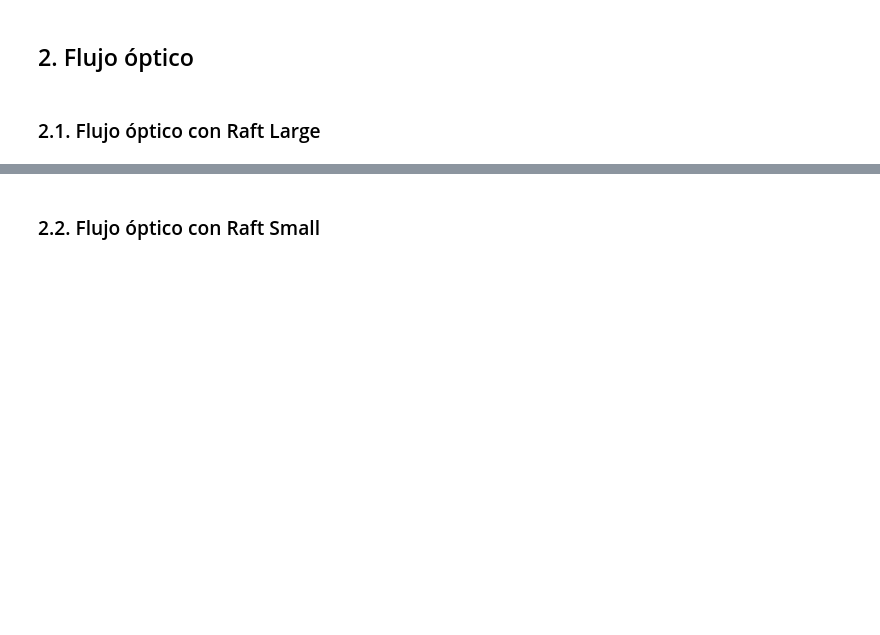
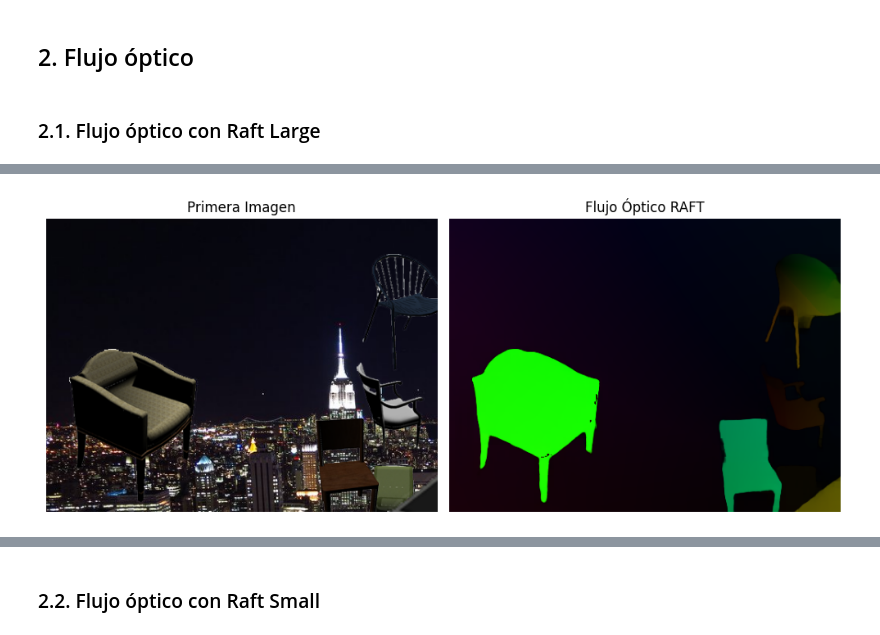
Before and after one commit to MediaMind-ULPGC/P07, a Jupyter notebook: deeplearning/raft_v6.ipynb, the cells around one changed output, grey strips where cells are left out. Saved outputs shown, nothing was run; the diff lists cells and outputs as text; code cells hidden in the pictures; blank space fills up the shorter version.

```diff
--- a/deeplearning/raft_v6.ipynb
+++ b/deeplearning/raft_v6.ipynb
@@ -540,0 +541,44 @@ plt.show()
+# %%
+image_path_1 = "../sillas/00101_img1.ppm"
+image_path_2 = "../sillas/00101_img2.ppm"
+
+# Leer imágenes
+image1 = cv.imread(image_path_1)
+image2 = cv.imread(image_path_2)
+
+device = torch.device("cuda" if torch.cuda.is_available() else "cpu")
+
+image1_tensor = F.to_tensor(image1).unsqueeze(0).to(device)
+image2_tensor = F.to_tensor(image2).unsqueeze(0).to(device)
+
+model = raft_large(pretrained=True, progress=False).to(device)
+model = model.eval()
+
+with torch.no_grad():
+    list_of_flows = model(image1_tensor, image2_tensor)
+    predicted_flow = list_of_flows[-1]
+
+flow_img = flow_to_image(predicted_flow)
+flow_img_np = (flow_img.squeeze(0).cpu().numpy().transpose(1, 2, 0) * 255).astype(np.uint8)
+
+image1_rgb = cv.cvtColor(image1, cv.COLOR_BGR2RGB)
+flow_img_rgb = cv.cvtColor(flow_img_np, cv.COLOR_BGR2RGB)
+
+plt.figure(figsize=(10, 5))
+
+# Primera imagen
+plt.subplot(1, 2, 1)
+plt.imshow(image1_rgb)
+plt.title("Primera Imagen")
+plt.axis("off")
+
+# Resultado del flujo óptico RAFT
+plt.subplot(1, 2, 2)
+plt.imshow(flow_img_rgb)
+plt.title("Flujo Óptico RAFT")
+plt.axis("off")
+
+plt.tight_layout()
+plt.show()
+# %% [output]
+[figure, added]
```
Also changed, not shown: parts of 5 cells of this notebook, 16 other files.
